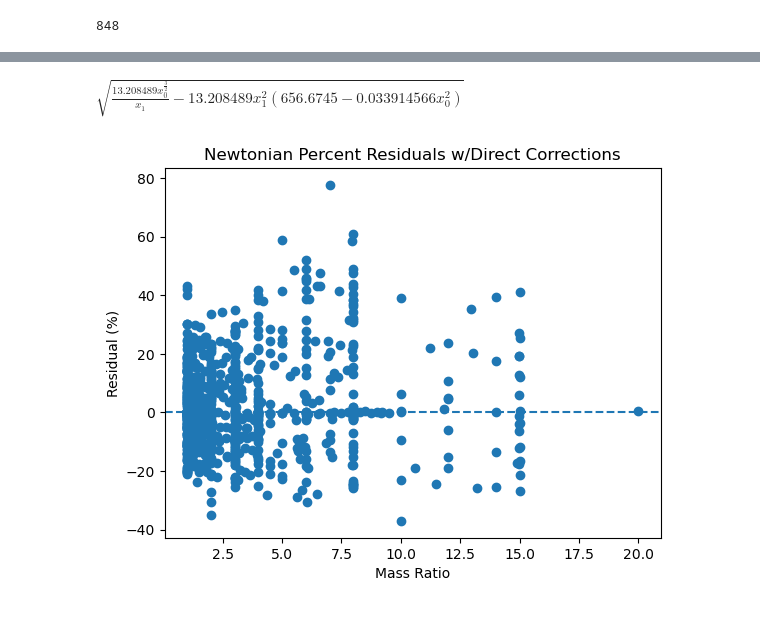
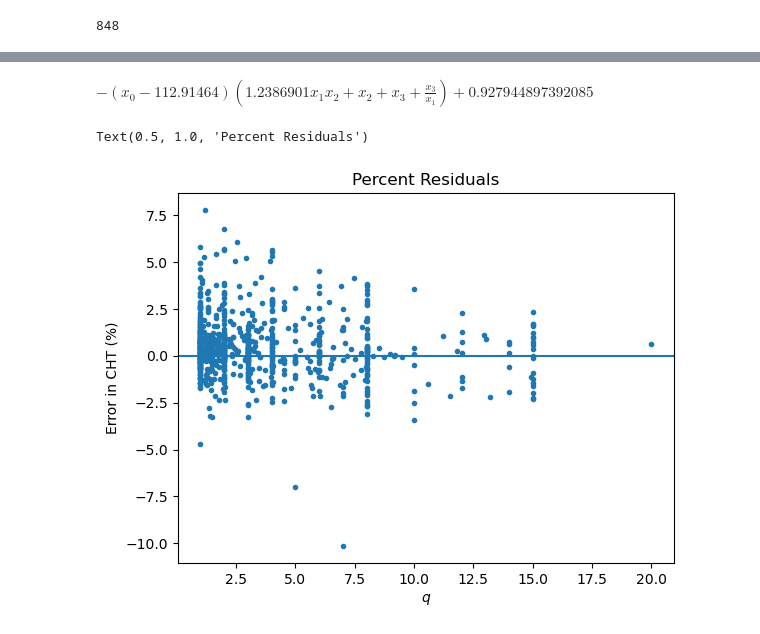
Before and after one commit to Torraj/Common_Horizon_Time, a Jupyter notebook: Modeling_Aligned_Spins.ipynb, the cells around one changed output, grey strips where cells are left out. Saved outputs shown, nothing was run; the diff lists cells and outputs as text; code cells hidden in the pictures.

```diff
--- a/Modeling_Aligned_Spins.ipynb
+++ b/Modeling_Aligned_Spins.ipynb
@@ -124,6 +101,16 @@ def Newtonian_CHT(X):
 
 def nu(q):
     return q/(q+1)**2
+# %%
+init_param = np.column_stack((ref_orb_period, df_7["reference_mass_ratio"]))
+
+with open("best_model_0.446.pk", 'rb') as file: #Open the saved model file and store that data under the name 'file'
+    loaded_model = pickle.load(file) #Use Pickle module to load data into usable format and put that into loaded_model variable
+
+direct_corrections = loaded_model.predict(init_param)
+corrected_CHT = Newtonian_CHT([ref_orb_period, df_7["reference_mass_ratio"]]) - direct_corrections #Subtracts "post-Newtonian" corrects from the Newtonian predictions for CHT
+
+CHT_residual = corrected_CHT - CHT #Defines whatever residual is left over (mostly due to spin) after post-Newtonian corrections are applied to the Newtonian model
 # %%
 default_pysr_params = dict(
     populations = 30,
@@ -144,22 +131,21 @@ model = PySRRegressor(
 )
 # %%
 
-#Here, we fit to the residuals between the Newtonian predictions for common horizon time and the common horizon times found by simulation. This model
-#uses regular mass ratio as a parameter, and all plots are made with mass ratio q
+#Here, we fit to the residuals between the corrected Newtonian predictions for common horizon time and the common horizon times found by simulation.
+#This model uses regular mass ratio as a parameter, and all plots are made with mass ratio q
 
 num = 100
-Newt_Residual = Newtonian_CHT([ref_orb_period, df_7["reference_mass_ratio"]]) - CHT
-init_param = np.column_stack((ref_orb_period, df_7["reference_mass_ratio"], df_7["reference_dimensionless_spin1_z"], df_7["reference_dimensionless_spin2_z"]))
+init_param = np.column_stack((ref_orb_period, df_7["reference_mass_ratio"], df_7["reference_dimensionless_spin1_z"], df_7["reference_dimensionless_spin2_z"])) #loading data to train on including spin
 
 for i in range(num):
-    model.fit(init_param, Newt_Residual, weights = CHT)
-    Residual_pred = model.predict(init_param)
-    current_avg_error = 100*np.sqrt(np.power((Newt_Residual - Residual_pred)/CHT, 2)).mean()
+    model.fit(init_param, CHT_residual, weights = CHT) #Fits the orbital period, mass ratio, and spin data to the residuals found between the simulation CHT and the CHT predicted by my corrected Newtonian model
+    Residual_pred = model.predict(init_param) #Uses fitted model to predict residuals between PN model and actual CHT
+    current_avg_error = 100*np.sqrt(np.power((CHT_residual - Residual_pred)/CHT, 2)).mean() #Defines leftover error after removing the model's prediction for residual from PN model
 
     print("Current Prediction Average Error (%):", current_avg_error)
     print("Best Prediction Average Error (%):", best_avg_error)
     print("Current Model Formula:", model.sympy())
-    plt.scatter(df_7["reference_mass_ratio"], 100*(Newt_Residual - Residual_pred)/CHT, marker = ".", label = "PySR")
+    plt.scatter(df_7["reference_mass_ratio"], 100*(CHT_residual - Residual_pred)/CHT, marker = ".", label = "PySR") #Plots leftover error
     plt.xlabel("q")
     plt.ylabel("Error in CHT (%)")
     plt.title("Percent Residuals")
@@ -271,21 +257,23 @@ Current Model Formula: (x0 - 52.302753)*(-x3 + (0.63158053 - x2)*(x1 + 0.9977042
 # %%
-with open("best_model_0.446.pk", 'rb') as file: #Open the saved model file and store that data under the name 'file'
+with open("spin_model_1.133.pk", 'rb') as file: #Open the saved model file and store that data under the name 'file'
     loaded_model = pickle.load(file) #Use Pickle module to load data into usable format and put that into loaded_model variable
 
 loaded_model.sympy()
 
-#\sqrt{\frac{13.21 \tau^\frac{3}{2}}{q} - 13.21q^2(656.67 - 0.03 \tau^2}
+#-(\tau - 112.91) \qty(1.24qS_1 + S_1 + S_2 + \frac{S_2}{q}) + 0.93
 # %% [output]
-$\displaystyle \sqrt{\frac{13.208489 x_{0}^{\frac{3}{2}}}{x_{1}} - 13.208489 x_{1}^{2} \left(656.6745 - 0.033914566 x_{0}^{2}\right)}$
+$\displaystyle - \left(x_{0} - 112.91464\right) \left(1.2386901 x_{1} x_{2} + x_{2} + x_{3} + \frac{x_{3}}{x_{1}}\right) + 0.927944897392085$
-# %%
-direct_corrections = loaded_model.predict(init_param)
-
-plt.scatter(df_7["reference_mass_ratio"], 100*(Newtonian_CHT([ref_orb_period, df_7["reference_mass_ratio"]]) - direct_corrections - CHT)/CHT)
-plt.axhline(0, linestyle = '--')
-plt.xlabel("Mass Ratio")
-plt.ylabel("Residual (%)")
-plt.title("Newtonian Percent Residuals w/Direct Corrections")
-plt.savefig(r"Newtonian_Percent_Residuals_with_Direct_Corrections.png")
-#I suppose it makes sense that my model fitted to non-spinning black hole mergers doesn't do very well when I test it on black holes with nonzero spin
-# %% [output]
-[figure, removed]
+# %%
+
+init_param = np.column_stack((ref_orb_period, df_7["reference_mass_ratio"], df_7["reference_dimensionless_spin1_z"], df_7["reference_dimensionless_spin2_z"])) #loading data to train on including spin
+Residual_pred = loaded_model.predict(init_param) #Uses fitted model to predict residuals between PN model and actual CHT
+
+fig, ax = plt.subplots()
+plt.scatter(df_7["reference_mass_ratio"], 100*(CHT_residual - Residual_pred)/CHT, marker = ".", label = "PySR") #Plots leftover error
+plt.axhline(y=0)
+plt.xlabel(r"$q$")
+plt.ylabel("Error in CHT (%)")
+plt.title("Percent Residuals")
+# %% [output]
+Text(0.5, 1.0, 'Percent Residuals')
+[figure, added]
```
Also changed, not shown: parts of 18 cells of this notebook.
